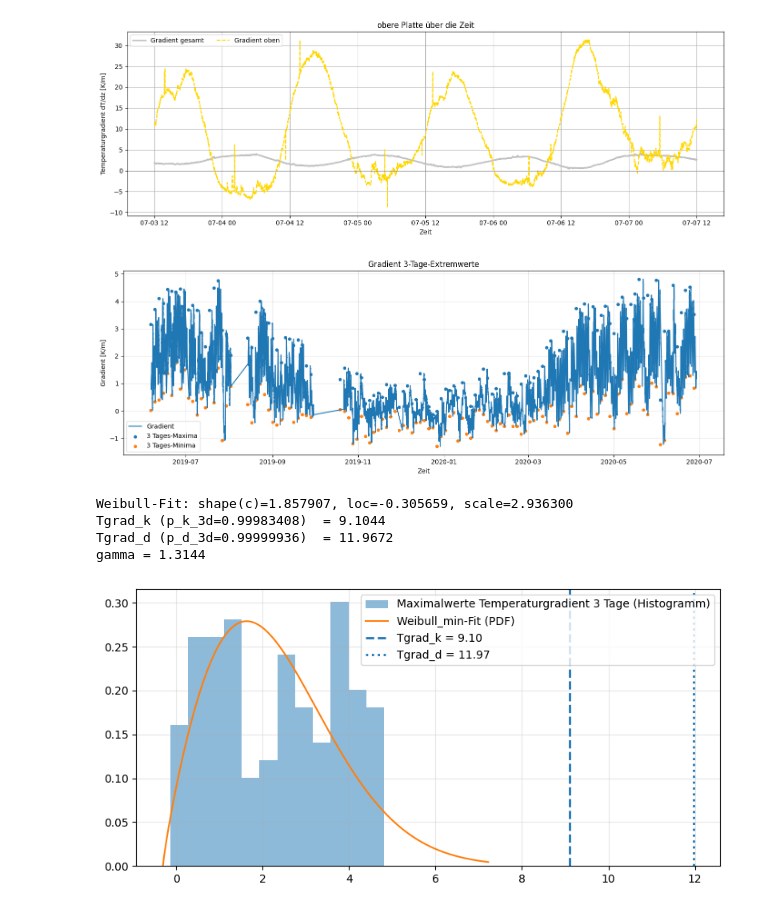
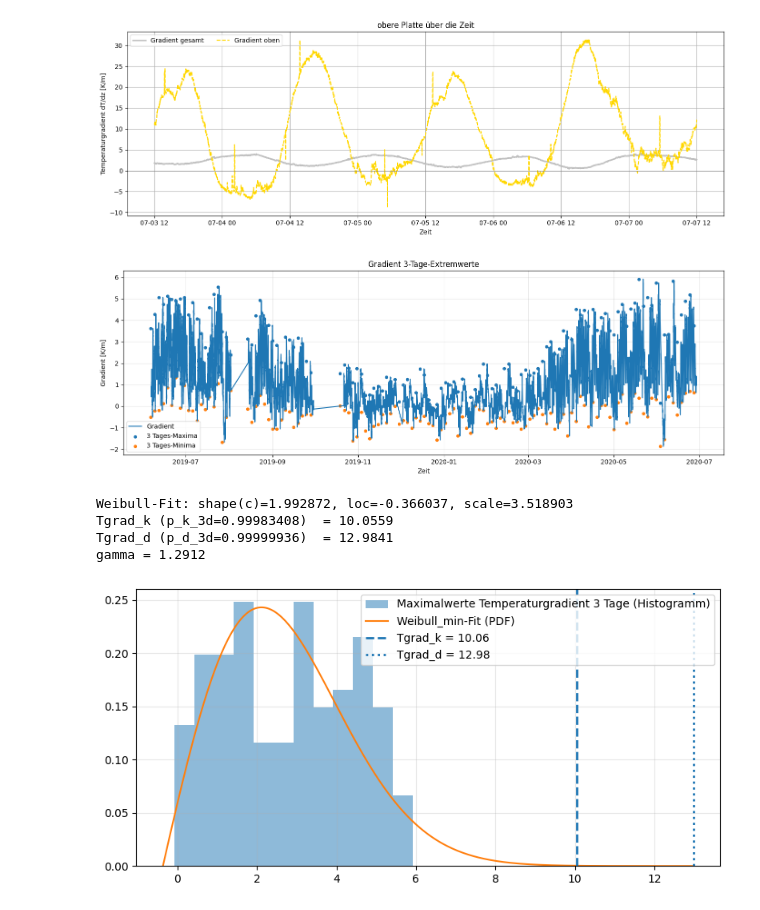
Before and after one commit to NeugebauerLukas/Bauwerksmonitoring_HA, a Jupyter notebook: Hausaufgabe_Aufgabe2.ipynb, the cells around one changed output. Cells and saved outputs as stored; diff of their text form; code cells hidden in the pictures.

```diff
--- a/Hausaufgabe_Aufgabe2.ipynb
+++ b/Hausaufgabe_Aufgabe2.ipynb
@@ -730,7 +730,7 @@ def auswerten(werte, auszuwertendeDaten, Weibullminmax):
             print(f"Tgrad_d (p_d_3d={q_d_3d:.8f})  = {Tgrad_d:.4f}")
             print(f"gamma = {gamma:.4f}")
 
-            xs = np.linspace(loc, x.max()*1.5, 300)
+            xs = np.linspace(loc, Tgrad_d, 300)
 
             plt.figure(figsize=(8,4))
             plt.hist(x, bins=12, density=True, alpha=0.5, label="Maximalwerte Temperaturgradient 3 Tage (Histogramm)")
@@ -961,20 +961,21 @@ def schnelleauswertung(sensoren, auszuwertendeDaten, Kurzbeschreibung): #Funktio
 # %%
 
 start = gesamt_df.index.min()
 end   = gesamt_df.index.max()
 
 sensoren_alle = sensoren_links + sensoren_rechts + sensoren_oben
+sensoren_oa = sensoren_oben + sensoren_aussen
 
-max3, min3 = drei_tages_maxmin(sensoren_alle, start, end, "gradient") # als letztes Argument entweder "temperatur" oder "gradient"
+max3, min3 = drei_tages_maxmin(sensoren_oa, start, end, "gradient") # als letztes Argument entweder "temperatur" oder "gradient"
 
 auswerten(max3, "gradient", "min") #Eingabe Weibull min oder max Auswertung
 # %% [output]
-[figure, old version]
+[figure, new version]
-Weibull-Fit: shape(c)=1.857907, loc=-0.305659, scale=2.936300
-Tgrad_k (p_k_3d=0.99983408)  = 9.1044
-Tgrad_d (p_d_3d=0.99999936)  = 11.9672
-gamma = 1.3144
+Weibull-Fit: shape(c)=1.992872, loc=-0.366037, scale=3.518903
+Tgrad_k (p_k_3d=0.99983408)  = 10.0559
+Tgrad_d (p_d_3d=0.99999936)  = 12.9841
+gamma = 1.2912
-[figure, old version]
+[figure, new version]
 # %%
 
 
```
Also changed, not shown: parts of 1 cell of this notebook.
